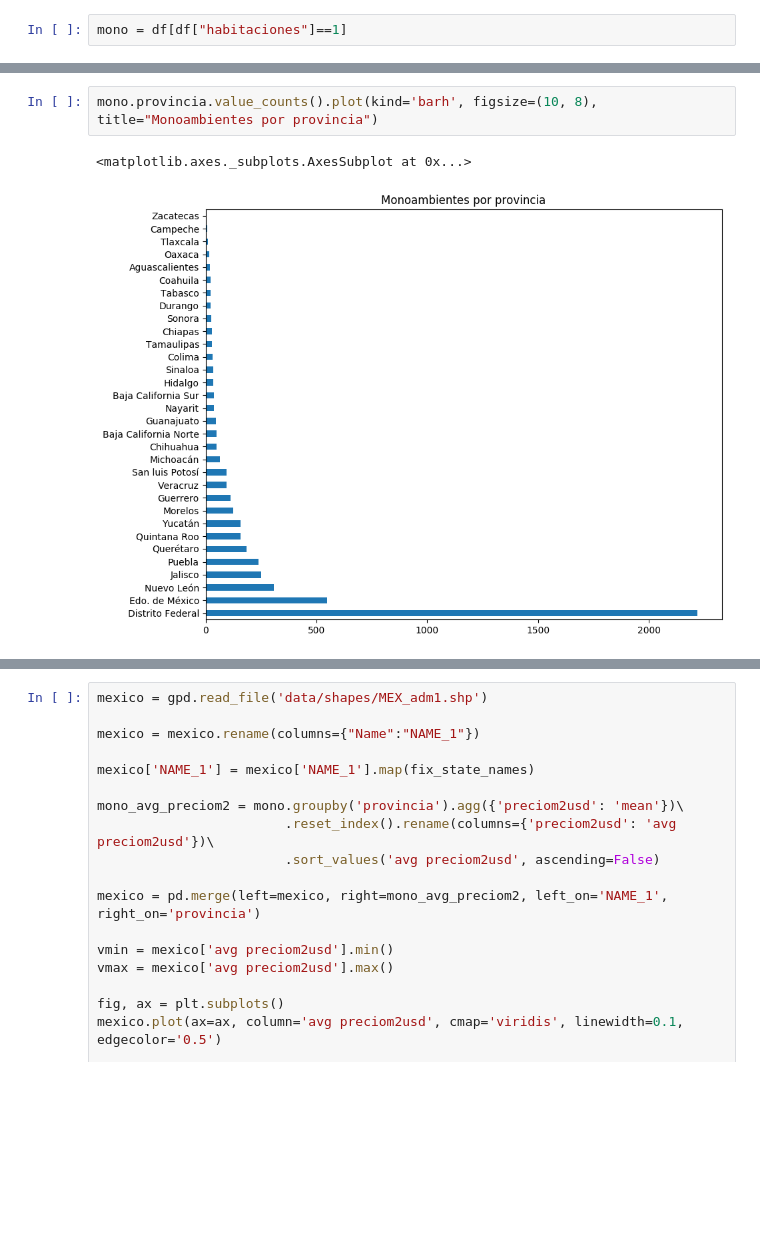
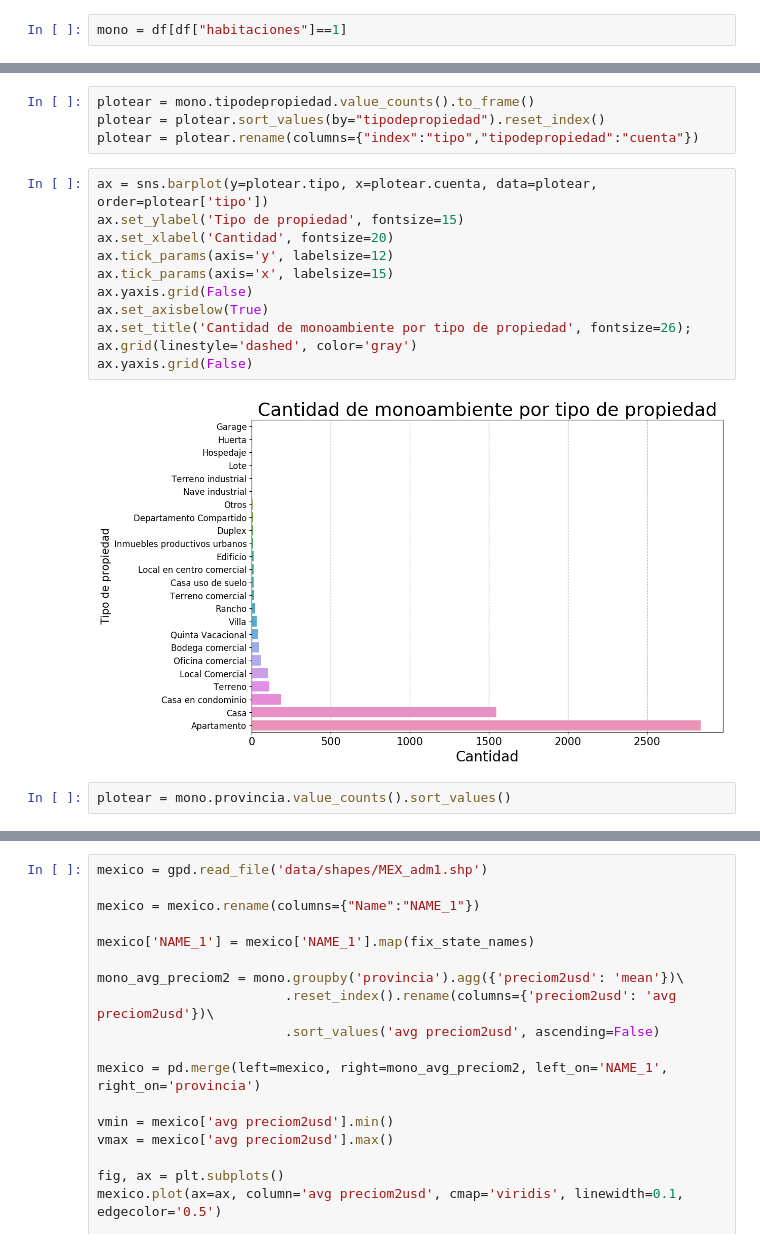
Before and after one commit to petermacgaul/orgaDatos-1, a Jupyter notebook: TP1/04-AnalisisMonoAmbientes.ipynb, the cells around one changed output, grey strips where cells are left out. Drawn from its saved outputs; the diff is of its cells as text; blank space fills up the shorter version.

Commit message:
Added plots

```diff
--- a/TP1/04-AnalisisMonoAmbientes.ipynb
+++ b/TP1/04-AnalisisMonoAmbientes.ipynb
@@ -57,5 +45,19 @@ mono.tipodepropiedad.value_counts().plot(kind='barh', figsize=(10, 5), title="Mo
-# %%
-mono.provincia.value_counts().plot(kind='barh', figsize=(10, 8), title="Monoambientes por provincia")
-# %% [output]
-<matplotlib.axes._subplots.AxesSubplot at 0x...>
-[figure, removed]
+# %%
+plotear = mono.tipodepropiedad.value_counts().to_frame()
+plotear = plotear.sort_values(by="tipodepropiedad").reset_index()
+plotear = plotear.rename(columns={"index":"tipo","tipodepropiedad":"cuenta"})
+# %%
+ax = sns.barplot(y=plotear.tipo, x=plotear.cuenta, data=plotear, order=plotear['tipo'])
+ax.set_ylabel('Tipo de propiedad', fontsize=15)
+ax.set_xlabel('Cantidad', fontsize=20)
+ax.tick_params(axis='y', labelsize=12)
+ax.tick_params(axis='x', labelsize=15)
+ax.yaxis.grid(False)
+ax.set_axisbelow(True)
+ax.set_title('Cantidad de monoambiente por tipo de propiedad', fontsize=26);
+ax.grid(linestyle='dashed', color='gray')
+ax.yaxis.grid(False)
+# %% [output]
+[figure, added]
+# %%
+plotear = mono.provincia.value_counts().sort_values()
```
Also changed, not shown: parts of 17 cells of this notebook, 4 other files.
